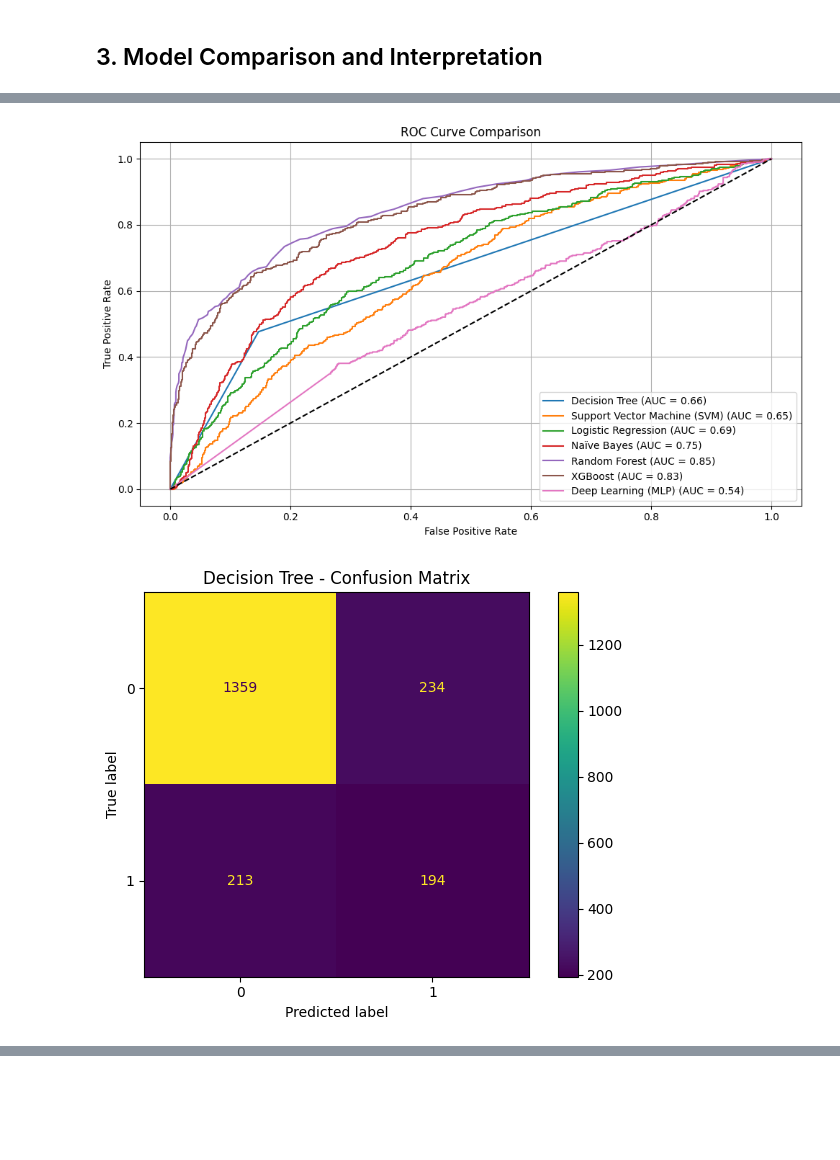
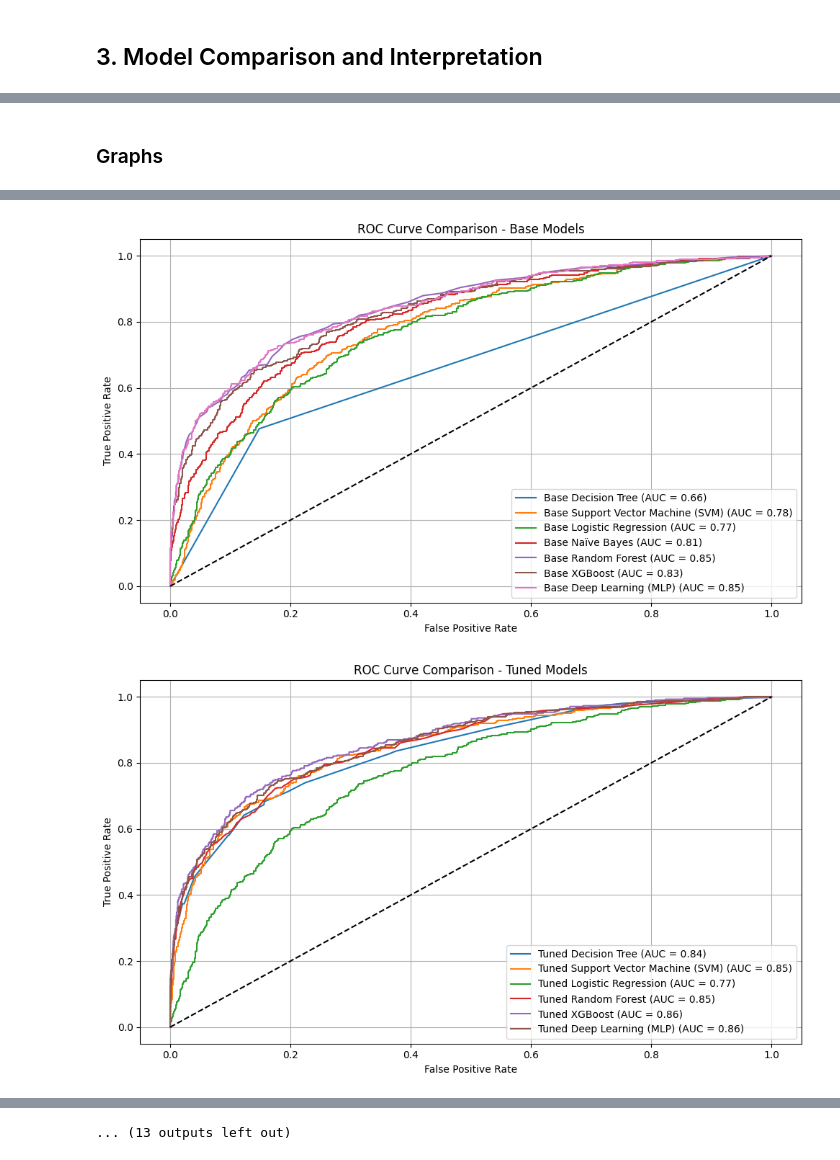
Before and after one commit to Andrew-D-H/456-final-project, a Jupyter notebook: Project.ipynb, the cells around one changed output, grey strips where cells are left out. Cells and saved outputs as stored; diff of their text form; code cells hidden in the pictures; blank space fills up the shorter version.

```diff
--- a/Project.ipynb
+++ b/Project.ipynb
@@ -144,8 +144,8 @@ def train_and_evaluate(model, model_name, X_train_custom=None, X_test_custom=Non
     print(f"\nTraining {model_name}...")
 
     # Use custom data if provided
-    X_tr = X_train_custom if X_train_custom is not None else X_train
-    X_te = X_test_custom if X_test_custom is not None else X_test
+    X_tr = X_train_custom if X_train_custom is not None else X_train_scaled
+    X_te = X_test_custom if X_test_custom is not None else X_test_scaled
 
     model.fit(X_tr, y_train)
     y_pred = model.predict(X_te)
@@ -159,7 +159,7 @@ def train_and_evaluate(model, model_name, X_train_custom=None, X_test_custom=Non
 # Model Implementations
 models = {
     "Decision Tree": DecisionTreeClassifier(random_state=42),
-    "Support Vector Machine (SVM)": SVC(kernel='linear', random_state=42),
+    "Support Vector Machine (SVM)": SVC(kernel='linear', class_weight='balanced', random_state=42),
     "Logistic Regression": LogisticRegression(random_state=42),
     "Naïve Bayes": GaussianNB(),
     "Random Forest": RandomForestClassifier(random_state=42, n_estimators=100),
@@ -427,37 +446,51 @@ AUC: 0.54
+# %% [markdown]
+### Graphs
 # %%
-# --- Graphs ---
+# Group models by type (unimproved/improved)
+config_groups = {'Base': [], 'Tuned': [], 'RFE': []}
+for model_name in detailed_results.keys():
+    if model_name.startswith("Base"):
+        config_groups["Base"].append(model_name)
+    elif model_name.startswith("Tuned"):
+        config_groups["Tuned"].append(model_name)
+    elif model_name.startswith("RFE"):
+        config_groups["RFE"].append(model_name)
+
 # Bar plots of metrics
 metrics_to_plot = ['Accuracy', 'Precision', 'Recall', 'F1 Score']
 for metric in metrics_to_plot:
-    plt.figure(figsize=(10, 5))
-    sns.barplot(
-        x=list(detailed_results.keys()),
-        y=[detailed_results[model][metric] for model in detailed_results]
-    )
-    plt.title(f'Model Comparison - {metric}')
+    plt.figure(figsize=(12, 6))
+    for config, models_in_group in config_groups.items():
+        values = [detailed_results[model][metric] for model in models_in_group]
+        sns.barplot(x=models_in_group, y=values, label=config)
+
+    plt.title(f'{metric} by Model Configuration')
     plt.ylabel(metric)
-    plt.xticks(rotation=45)
+    plt.xticks(rotation=45, ha='right')
     plt.ylim(0, 1)
     plt.tight_layout()
     plt.show()
 
 # ROC curves
-plt.figure(figsize=(10, 6))
-for model_name, metrics in detailed_results.items():
-    plt.plot(metrics["FPR"], metrics["TPR"], label=f"{model_name} (AUC = {metrics['AUC']:.2f})")
-plt.plot([0, 1], [0, 1], 'k--')
-plt.title("ROC Curve Comparison")
-plt.xlabel("False Positive Rate")
-plt.ylabel("True Positive Rate")
-plt.legend()
-plt.grid()
-plt.tight_layout()
-plt.show()
+for config, models_in_group in config_groups.items():
+    plt.figure(figsize=(10, 6))
+    for model_name in models_in_group:
+        metrics = detailed_results[model_name]
+        if metrics["FPR"] is not None and metrics["TPR"] is not None:
+            plt.plot(metrics["FPR"], metrics["TPR"], label=f"{model_name} (AUC = {metrics['AUC']:.2f})")
+    plt.plot([0, 1], [0, 1], 'k--')
+    plt.title(f"ROC Curve Comparison - {config} Models")
+    plt.xlabel("False Positive Rate")
+    plt.ylabel("True Positive Rate")
+    plt.legend()
+    plt.grid()
+    plt.tight_layout()
+    plt.show()
 
 # Confusion Matrices
-for model_name, model in models.items():
-    y_pred = model.predict(X_test)
-    disp = ConfusionMatrixDisplay.from_estimator(model, X_test, y_test)
+for model_name, model in all_models.items():
+    y_pred = model.predict(X_test_scaled)
+    disp = ConfusionMatrixDisplay.from_estimator(model, X_test_scaled, y_test)
     disp.ax_.set_title(f"{model_name} - Confusion Matrix")
     plt.tight_layout()
     plt.show()
@@ -469,2 +502,2 @@ for model_name, model in models.items():
-[figure, old version]
+[figure, new version]
-[figure, old version]
+[figure, new version]
@@ -476,0 +510 @@ for model_name, model in models.items():
+... (13 outputs left out)
```
Also changed, not shown: parts of 5 cells of this notebook.
